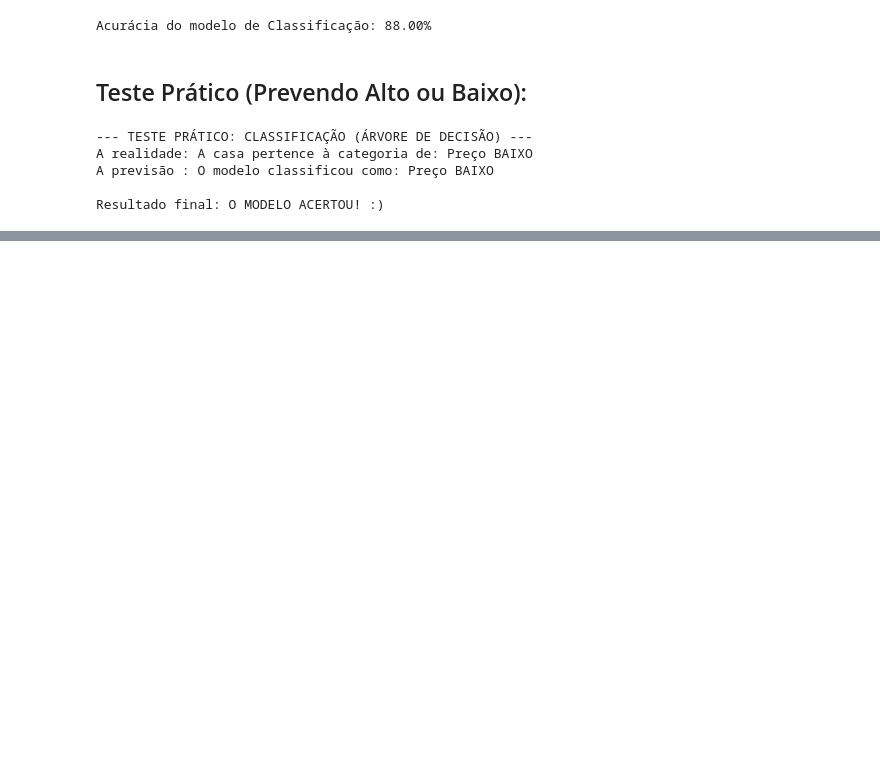
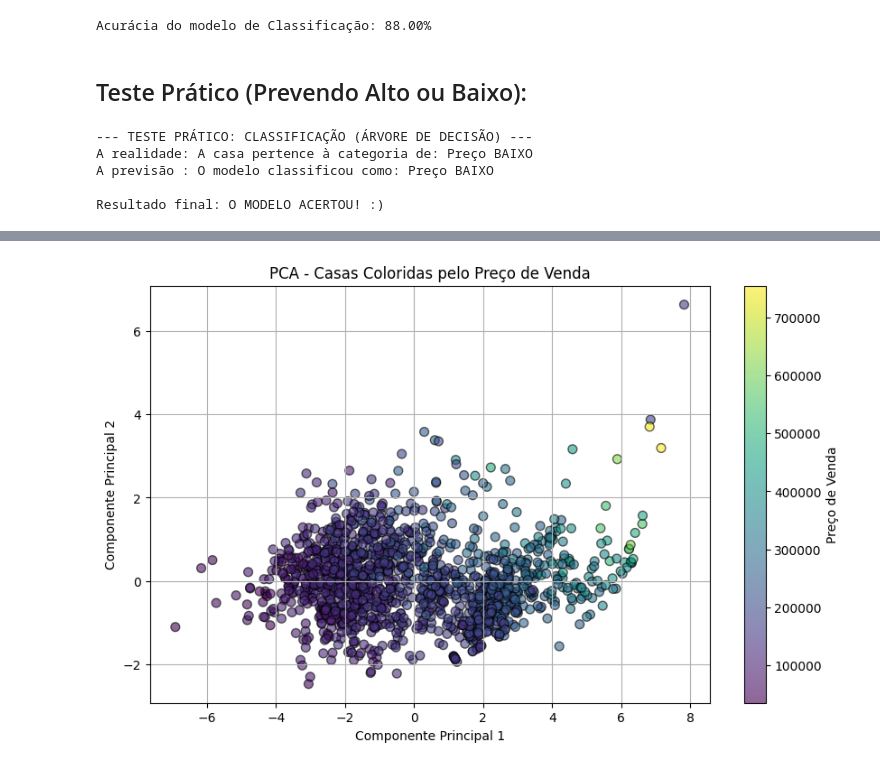
Before and after one commit to barzifelipe/analise_de_dados_atividade_c3_a1, a Jupyter notebook: Analise_Preco.ipynb, the cells around one changed output, grey strips where cells are left out. Drawn from its saved outputs; the diff is of its cells as text; code cells hidden in the pictures; blank space fills up the shorter version.

```diff
--- a/Analise_Preco.ipynb
+++ b/Analise_Preco.ipynb
@@ -491,0 +691,16 @@ Resultado final: O MODELO ACERTOU! :)
+# %%
+# scatter plot com 2 componentes colorido pelo preco
+X_pca2 = PCA(n_components=2, random_state=42).fit_transform(X_scaled)
+
+plt.figure(figsize=(10, 6))
+scatter = plt.scatter(X_pca2[:, 0], X_pca2[:, 1],
+                      c=df_original['SalePrice'], cmap='viridis',
+                      alpha=0.6, edgecolors='k', s=50)
+plt.colorbar(scatter, label='Preço de Venda')
+plt.xlabel('Componente Principal 1')
+plt.ylabel('Componente Principal 2')
+plt.title('PCA - Casas Coloridas pelo Preço de Venda')
+plt.grid(True)
+plt.show()
+# %% [output]
+[figure, added]
```
Also changed, not shown: parts of 45 cells of this notebook, 4 other files.
